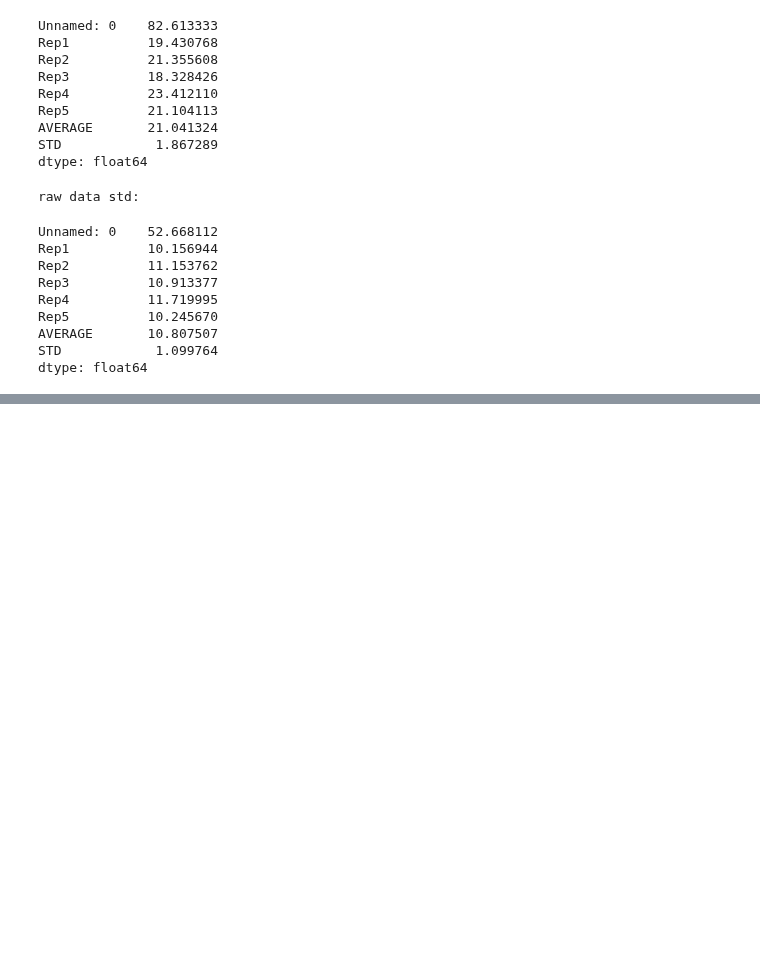
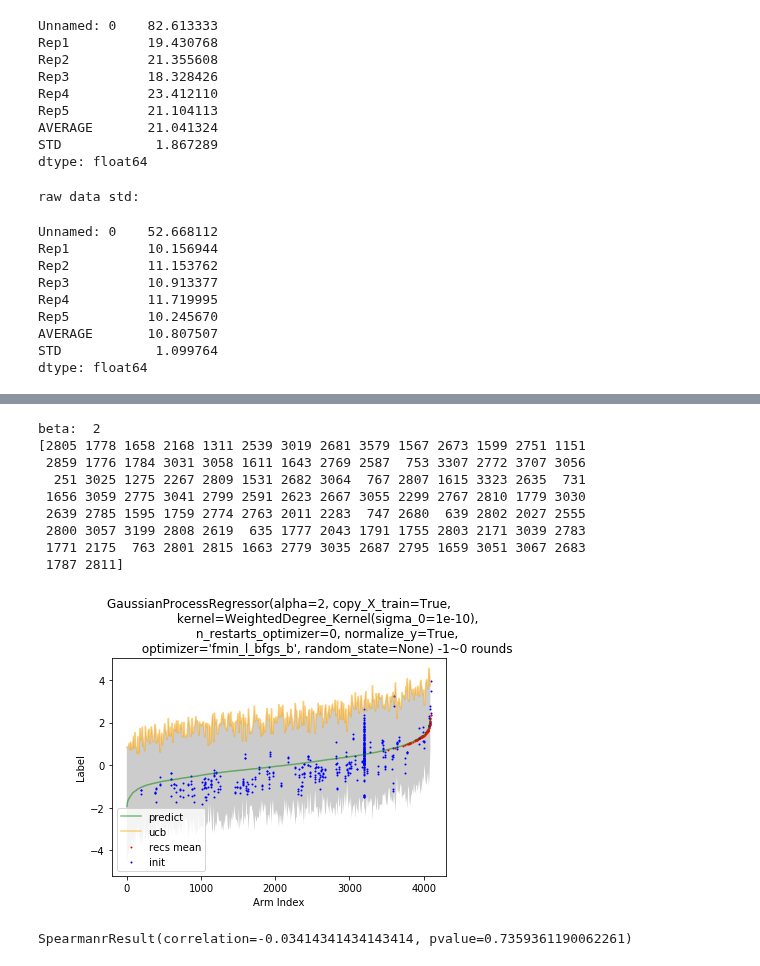
Before and after one commit to mholowko/Solaris, a Jupyter notebook: notebooks/result_analysis/Data_normalisation_check.ipynb, the cells around one changed output, grey strips where cells are left out. Cells and saved outputs as stored; diff of their text form; code cells hidden in the pictures; blank space fills up the shorter version.

```diff
--- a/notebooks/result_analysis/Data_normalisation_check.ipynb
+++ b/notebooks/result_analysis/Data_normalisation_check.ipynb
@@ -114,0 +170,5 @@ Normalised data spearman cor (Rep1 and Rep4/5 does not exist for the same sequen
+# %%
+Path = '../../data/firstRound_4h_normTrue_formatSample.csv'
+
+df_normalised_sample = pd.read_csv(Path)
+df_normalised_sample.head(5)
@@ -114,0 +182,25 @@ Normalised data spearman cor (Rep1 and Rep4/5 does not exist for the same sequen
+# %%
+data_normalised  = np.asarray(df_normalised_sample[['RBS', 'label']])
+
+my_env_normalised  = Rewards_env(data_normalised , embedding)
+
+agent_normalised  = GPUCB(new_env, num_rounds, init_list = my_env_normalised .rewards_dict, num_rec = num_rec,
+          model = GaussianProcessRegressor(kernel = kernel, alpha = alpha, normalize_y =True))
+rec_arms_normalised = agent_normalised .play(label_avaiable = False)
+# %% [output]
+beta:  2
+[2805 1778 1658 2168 1311 2539 3019 2681 3579 1567 2673 1599 2751 1151
+ 2859 1776 1784 3031 3058 1611 1643 2769 2587  753 3307 2772 3707 3056
+  251 3025 1275 2267 2809 1531 2682 3064  767 2807 1615 3323 2635  731
+ 1656 3059 2775 3041 2799 2591 2623 2667 3055 2299 2767 2810 1779 3030
+ 2639 2785 1595 1759 2774 2763 2011 2283  747 2680  639 2802 2027 2555
+ 2800 3057 3199 2808 2619  635 1777 2043 1791 1755 2803 2171 3039 2783
+ 1771 2175  763 2801 2815 1663 2779 3035 2687 2795 1659 3051 3067 2683
+ 1787 2811]
+[figure, added]
+# %%
+from scipy import stats
+
+stats.spearmanr(rec_arms_raw, rec_arms_normalised)
+# %% [output]
+SpearmanrResult(correlation=-0.03414341434143414, pvalue=0.7359361190062261)
```
Also changed, not shown: parts of 17 cells of this notebook, 4 other files.
